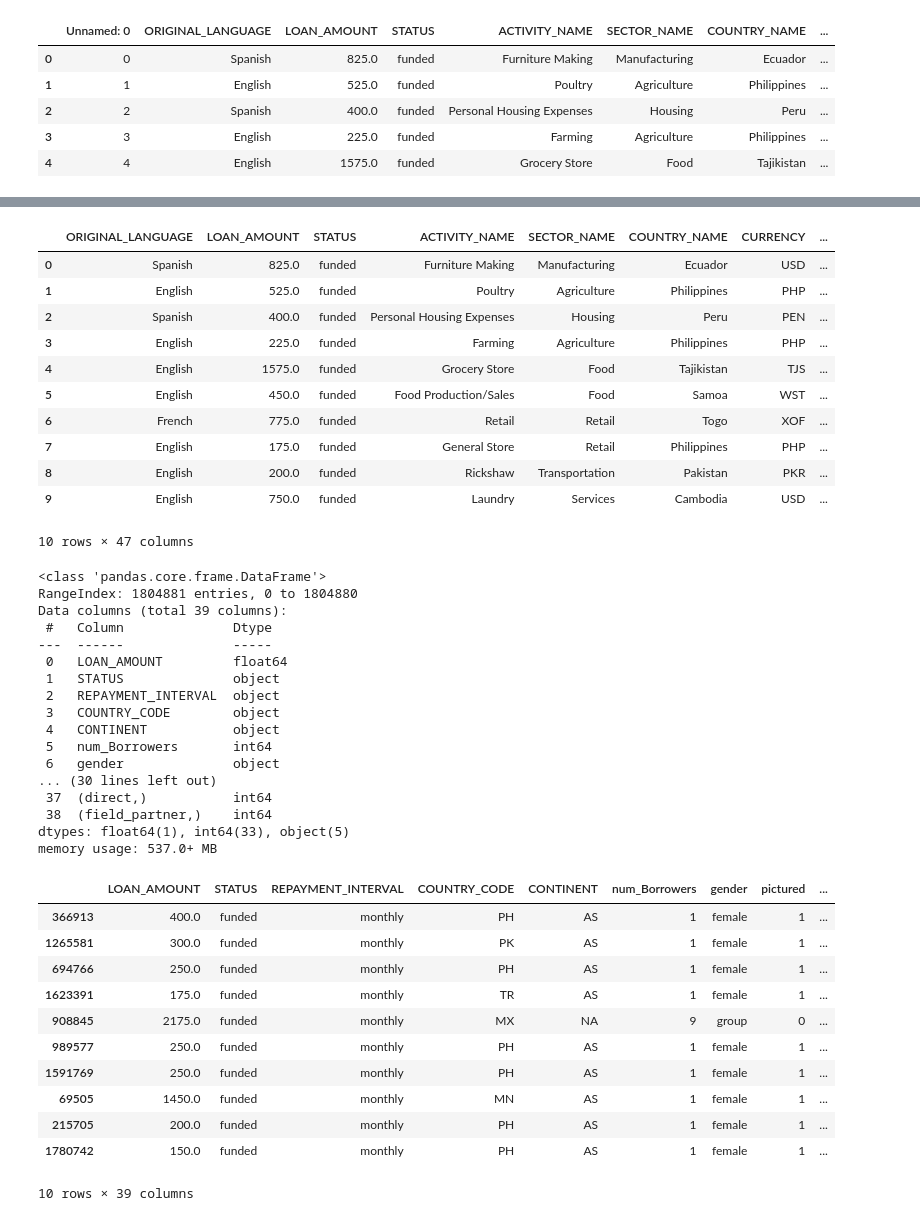
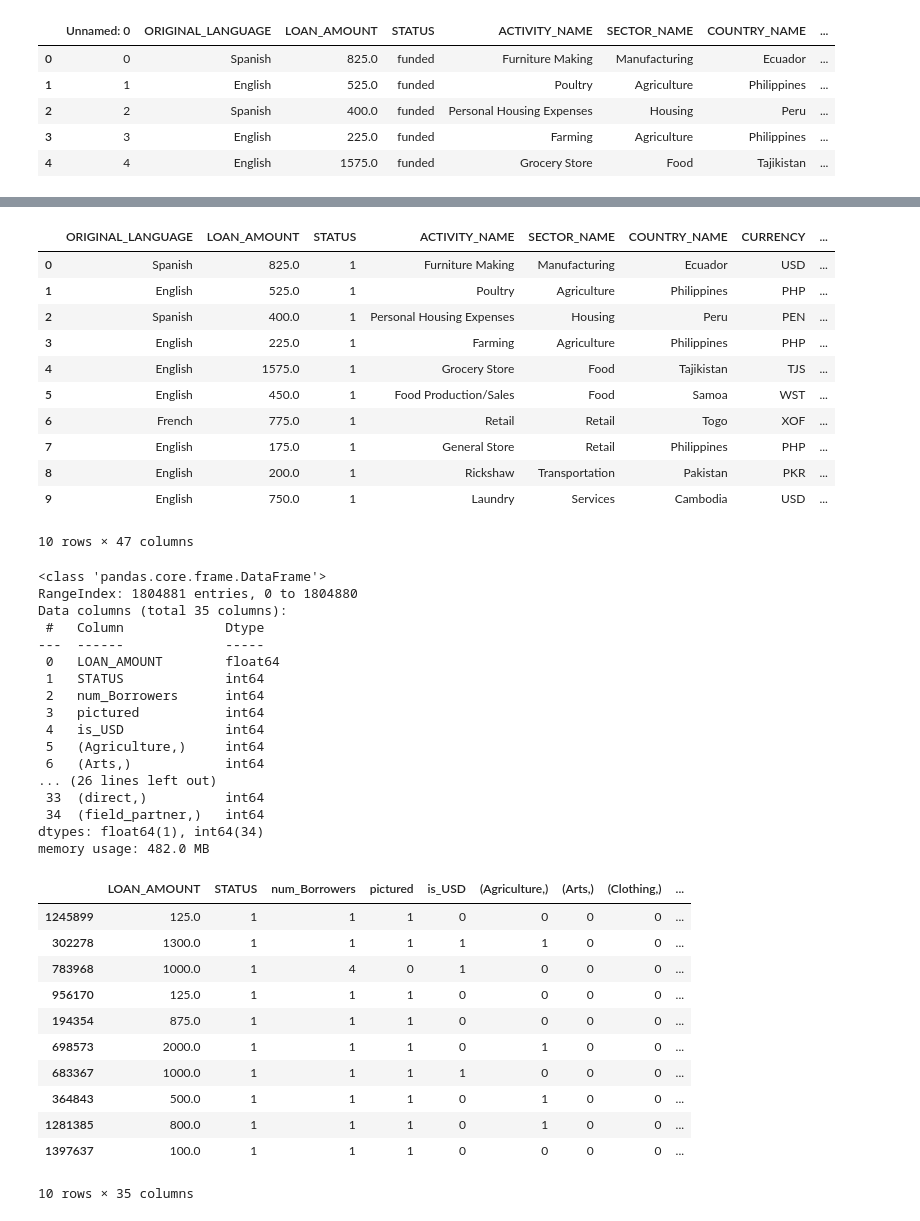
Before and after one commit to KevinmKrieg/Kiva-Microfinance, a Jupyter notebook: feature_engineering.ipynb, the cells around one changed output, grey strips where cells are left out. Drawn from its saved outputs; the diff is of its cells as text; code cells hidden in the pictures.

```diff
--- a/feature_engineering.ipynb
+++ b/feature_engineering.ipynb
@@ -61,6 +61,7 @@ conditions = [
 choices = [1, 0]
 df['is_USD'] = np.select(conditions, choices, default=0)
 df = df.drop('Unnamed: 0',axis=1)
+df.replace({'STATUS':{'funded':1,'expired':0}},inplace=True)
 df.sample(10)
 # %% [output]
 |  | ORIGINAL_LANGUAGE | LOAN_AMOUNT | STATUS | ACTIVITY_NAME | SECTOR_NAME | COUNTRY_NAME | CURRENCY | ... |
@@ -87,49 +88,49 @@ encoded = encode_Vars(df,['SECTOR_NAME','gender','REPAYMENT_INTERVAL','ORIGINAL_
 encoded.head(10)
 # %% [output]
 |  | ORIGINAL_LANGUAGE | LOAN_AMOUNT | STATUS | ACTIVITY_NAME | SECTOR_NAME | COUNTRY_NAME | CURRENCY | ... |
-| 0 | Spanish | 825.0 | funded | Furniture Making | Manufacturing | Ecuador | USD | ... |
-| 1 | English | 525.0 | funded | Poultry | Agriculture | Philippines | PHP | ... |
-| 2 | Spanish | 400.0 | funded | Personal Housing Expenses | Housing | Peru | PEN | ... |
-| 3 | English | 225.0 | funded | Farming | Agriculture | Philippines | PHP | ... |
-| 4 | English | 1575.0 | funded | Grocery Store | Food | Tajikistan | TJS | ... |
-| 5 | English | 450.0 | funded | Food Production/Sales | Food | Samoa | WST | ... |
-| 6 | French | 775.0 | funded | Retail | Retail | Togo | XOF | ... |
-| 7 | English | 175.0 | funded | General Store | Retail | Philippines | PHP | ... |
-| 8 | English | 200.0 | funded | Rickshaw | Transportation | Pakistan | PKR | ... |
-| 9 | English | 750.0 | funded | Laundry | Services | Cambodia | USD | ... |
+| 0 | Spanish | 825.0 | 1 | Furniture Making | Manufacturing | Ecuador | USD | ... |
+| 1 | English | 525.0 | 1 | Poultry | Agriculture | Philippines | PHP | ... |
+| 2 | Spanish | 400.0 | 1 | Personal Housing Expenses | Housing | Peru | PEN | ... |
+| 3 | English | 225.0 | 1 | Farming | Agriculture | Philippines | PHP | ... |
+| 4 | English | 1575.0 | 1 | Grocery Store | Food | Tajikistan | TJS | ... |
+| 5 | English | 450.0 | 1 | Food Production/Sales | Food | Samoa | WST | ... |
+| 6 | French | 775.0 | 1 | Retail | Retail | Togo | XOF | ... |
+| 7 | English | 175.0 | 1 | General Store | Retail | Philippines | PHP | ... |
+| 8 | English | 200.0 | 1 | Rickshaw | Transportation | Pakistan | PKR | ... |
+| 9 | English | 750.0 | 1 | Laundry | Services | Cambodia | USD | ... |
 10 rows × 47 columns
 # %%
-drop_cols = ['ORIGINAL_LANGUAGE','ACTIVITY_NAME','SECTOR_NAME','COUNTRY_NAME','CURRENCY','BORROWER_GENDERS','BORROWER_PICTURED','DISTRIBUTION_MODEL']
+drop_cols = ['CONTINENT','REPAYMENT_INTERVAL','COUNTRY_CODE','gender','ORIGINAL_LANGUAGE','ACTIVITY_NAME','SECTOR_NAME','COUNTRY_NAME','CURRENCY','BORROWER_GENDERS','BORROWER_PICTURED','DISTRIBUTION_MODEL']
 encoded = encoded.drop(columns = drop_cols)
 encoded.info()
 encoded.sample(10)
 # %% [output]
 <class 'pandas.core.frame.DataFrame'>
 RangeIndex: 1804881 entries, 0 to 1804880
-Data columns (total 39 columns):
- #   Column              Dtype
----  ------              -----
- 0   LOAN_AMOUNT         float64
- 1   STATUS              object
- 2   REPAYMENT_INTERVAL  object
- 3   COUNTRY_CODE        object
- 4   CONTINENT           object
- 5   num_Borrowers       int64
- 6   gender              object
-... (30 lines left out)
- 37  (direct,)           int64
- 38  (field_partner,)    int64
-dtypes: float64(1), int64(33), object(5)
-memory usage: 537.0+ MB
+Data columns (total 35 columns):
+ #   Column             Dtype
+---  ------             -----
+ 0   LOAN_AMOUNT        float64
+ 1   STATUS             int64
+ 2   num_Borrowers      int64
+ 3   pictured           int64
+ 4   is_USD             int64
+ 5   (Agriculture,)     int64
+ 6   (Arts,)            int64
+... (26 lines left out)
+ 33  (direct,)          int64
+ 34  (field_partner,)   int64
+dtypes: float64(1), int64(34)
+memory usage: 482.0 MB
-|  | LOAN_AMOUNT | STATUS | REPAYMENT_INTERVAL | COUNTRY_CODE | CONTINENT | num_Borrowers | gender | pictured | ... |
-| 366913 | 400.0 | funded | monthly | PH | AS | 1 | female | 1 | ... |
-| 1265581 | 300.0 | funded | monthly | PK | AS | 1 | female | 1 | ... |
-| 694766 | 250.0 | funded | monthly | PH | AS | 1 | female | 1 | ... |
-| 1623391 | 175.0 | funded | monthly | TR | AS | 1 | female | 1 | ... |
-| 908845 | 2175.0 | funded | monthly | MX | NA | 9 | group | 0 | ... |
-| 989577 | 250.0 | funded | monthly | PH | AS | 1 | female | 1 | ... |
-| 1591769 | 250.0 | funded | monthly | PH | AS | 1 | female | 1 | ... |
-| 69505 | 1450.0 | funded | monthly | MN | AS | 1 | female | 1 | ... |
-| 215705 | 200.0 | funded | monthly | PH | AS | 1 | female | 1 | ... |
-| 1780742 | 150.0 | funded | monthly | PH | AS | 1 | female | 1 | ... |
+|  | LOAN_AMOUNT | STATUS | num_Borrowers | pictured | is_USD | (Agriculture,) | (Arts,) | (Clothing,) | ... |
+| 1245899 | 125.0 | 1 | 1 | 1 | 0 | 0 | 0 | 0 | ... |
+| 302278 | 1300.0 | 1 | 1 | 1 | 1 | 1 | 0 | 0 | ... |
+| 783968 | 1000.0 | 1 | 4 | 0 | 1 | 0 | 0 | 0 | ... |
+| 956170 | 125.0 | 1 | 1 | 1 | 0 | 0 | 0 | 0 | ... |
+| 194354 | 875.0 | 1 | 1 | 1 | 0 | 0 | 0 | 0 | ... |
+| 698573 | 2000.0 | 1 | 1 | 1 | 0 | 1 | 0 | 0 | ... |
+| 683367 | 1000.0 | 1 | 1 | 1 | 1 | 0 | 0 | 0 | ... |
+| 364843 | 500.0 | 1 | 1 | 1 | 0 | 1 | 0 | 0 | ... |
+| 1281385 | 800.0 | 1 | 1 | 1 | 0 | 1 | 0 | 0 | ... |
+| 1397637 | 100.0 | 1 | 1 | 1 | 0 | 0 | 0 | 0 | ... |
-10 rows × 39 columns
+10 rows × 35 columns
```
Also changed, not shown: parts of 2 cells of this notebook, 1 other file.
